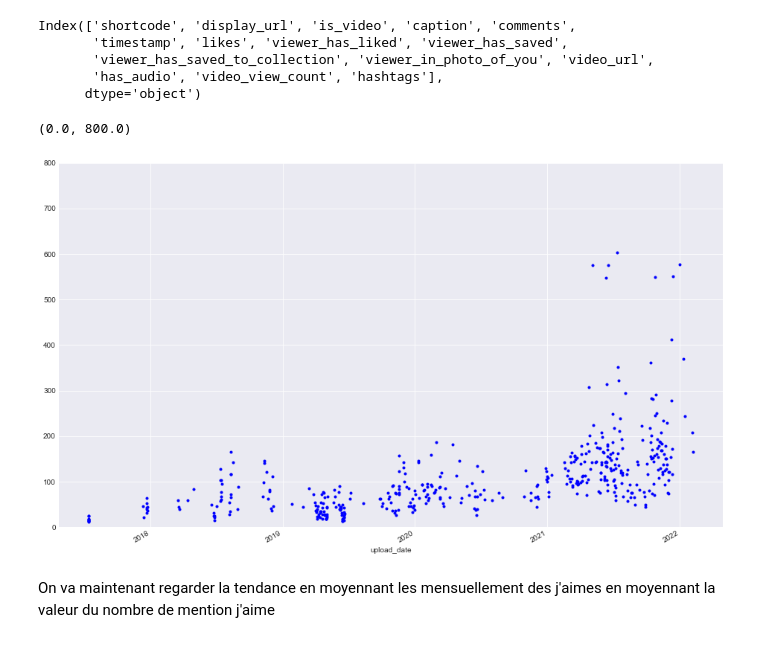
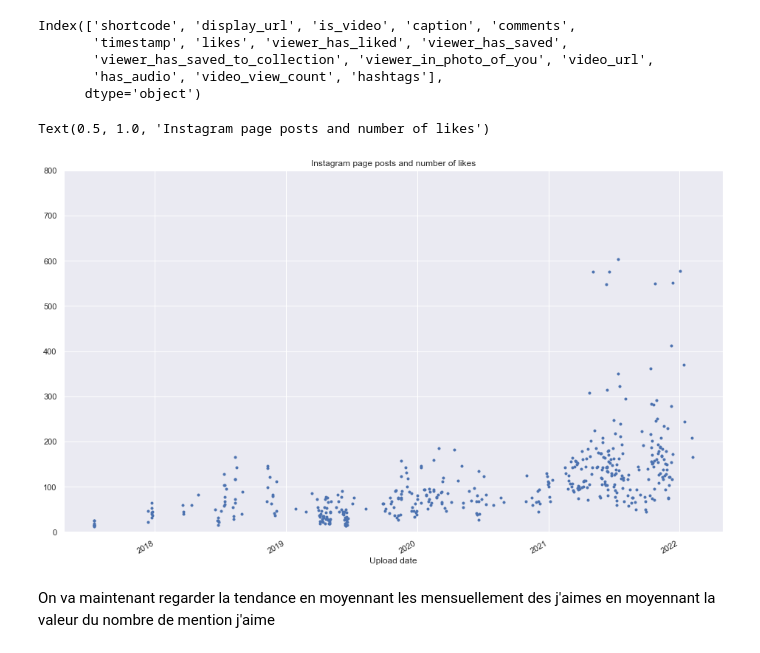
Before and after one commit to MohamedNennouche/Instagram-page-scrapping, a Jupyter notebook: vicData.ipynb, the cells around one changed output. Drawn from its saved outputs; the diff is of its cells as text; code cells hidden in the pictures.

```diff
--- a/vicData.ipynb
+++ b/vicData.ipynb
@@ -42,5 +46,3 @@ posts_df.describe()
-# %%
-posts_df.drop(['Unnamed: 0'], axis=1, inplace=True)
 # %%
 posts_df.columns
 # %% [output]
@@ -50,13 +52,14 @@ Index(['shortcode', 'display_url', 'is_video', 'caption', 'comments',
        'has_audio', 'video_view_count', 'hashtags'],
       dtype='object')
 # %%
-plt.style.use('seaborn-darkgrid')
+sns.set_theme()
 plt.figure()
-posts_df['likes'].plot(style='k.', c ='b', figsize=(16,10))
+posts_df['likes'].plot(style='k.', c ='b', figsize=(16,10), xlabel='Upload date')
 plt.ylim([0,800])
+plt.title('Instagram page posts and number of likes')
 # %% [output]
-(0.0, 800.0)
+Text(0.5, 1.0, 'Instagram page posts and number of likes')
-[figure, old version]
+[figure, new version]
 # %% [markdown]
 On va maintenant regarder la tendance en moyennant les mensuellement des j'aimes en moyennant la valeur du nombre de mention j'aime
 # %%
```
Also changed, not shown: parts of 28 cells of this notebook, 2 other files.
